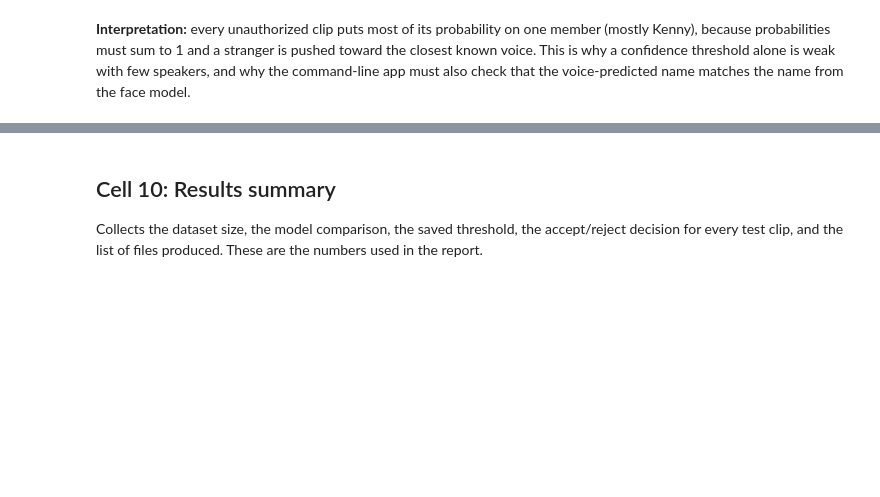
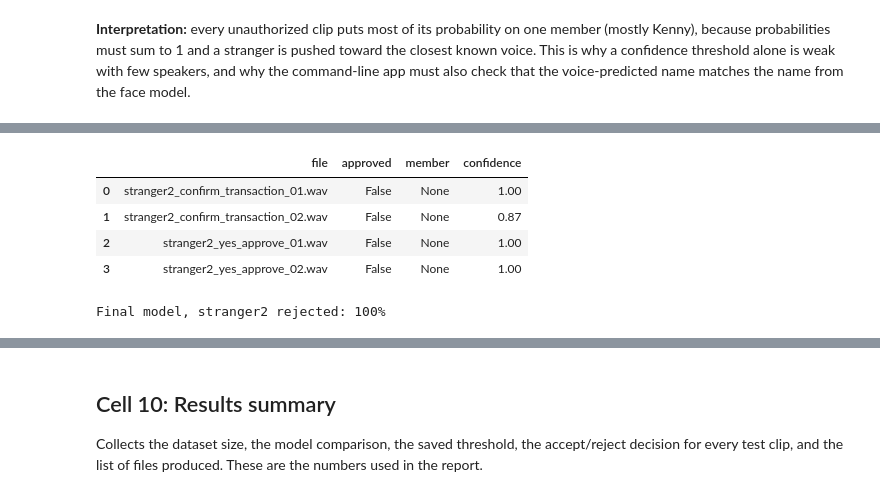
Before and after one commit to kimanzialu/formative-2-group-16-pipeline, a Jupyter notebook: notebooks/individual/03_audio_voice_model.ipynb, the cells around one changed output, grey strips where cells are left out. Drawn from its saved outputs; the diff is of its cells as text; code cells hidden in the pictures; blank space fills up the shorter version.

```diff
--- a/notebooks/individual/03_audio_voice_model.ipynb
+++ b/notebooks/individual/03_audio_voice_model.ipynb
@@ -469,0 +565,16 @@ unauthorized_yes_approve_03.wav {'aurele': np.float64(0.23), 'frank': np.float64
+# %%
+rows = []
+for p in sorted(glob.glob(os.path.join(HOLDOUT_DIR, "*.wav"))):
+    ok, who, conf = verify_voice(p)
+    rows.append({"file": os.path.basename(p), "approved": bool(ok),
+                 "member": who, "confidence": round(conf, 2)})
+final_holdout = pd.DataFrame(rows)
+display(final_holdout)
+print(f"Final model, stranger2 rejected: {(~final_holdout['approved']).mean():.0%}")
+# %% [output]
+|  | file | approved | member | confidence |
+| 0 | stranger2_confirm_transaction_01.wav | False | None | 1.00 |
+| 1 | stranger2_confirm_transaction_02.wav | False | None | 0.87 |
+| 2 | stranger2_yes_approve_01.wav | False | None | 1.00 |
+| 3 | stranger2_yes_approve_02.wav | False | None | 1.00 |
+Final model, stranger2 rejected: 100%
```
Also changed, not shown: parts of 17 cells of this notebook, 2 other files.
